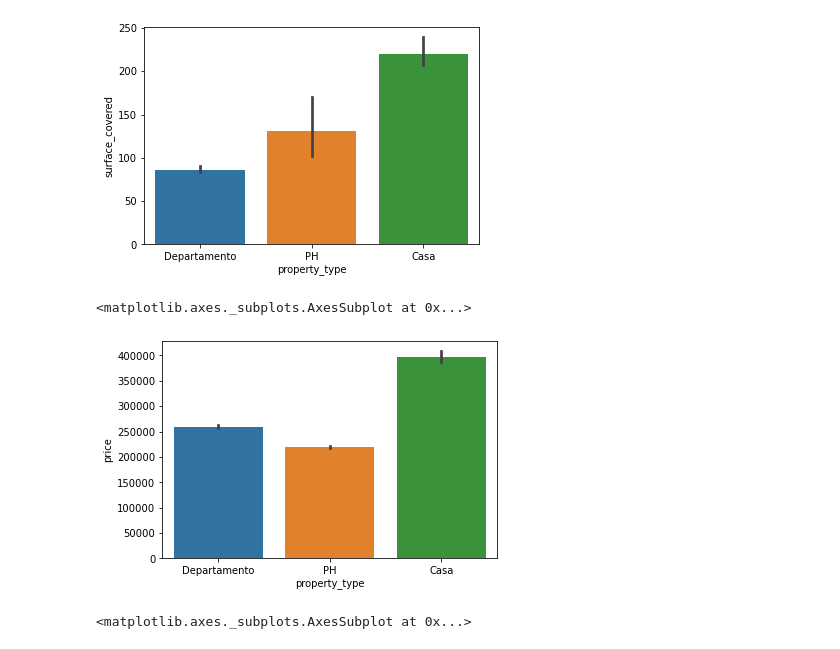
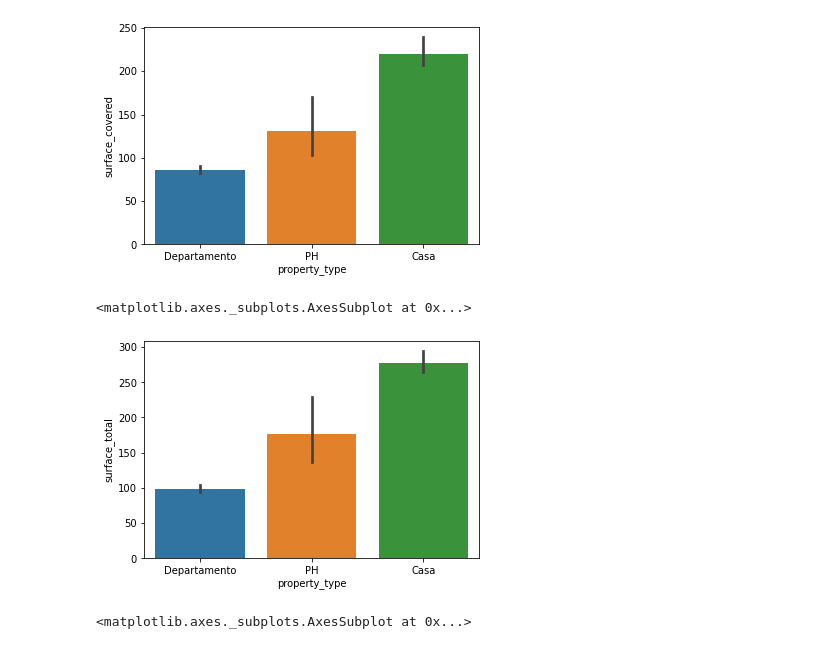
Before and after one commit to franpossetto/Acamica-DataScience-Sprint01, a Jupyter notebook: DS_Proyecto_01.ipynb, the cells around one changed output. Saved outputs shown, nothing was run; the diff lists cells and outputs as text; code cells hidden in the pictures.

```diff
--- a/DS_Proyecto_01.ipynb
+++ b/DS_Proyecto_01.ipynb
@@ -60,16 +60,28 @@ Vas a encontrar instrucciones para responder estas preguntas. Es importante acla
 # %% [markdown]
 0. Importa las librerías necesarias para trabajar en la consigna.
 # %%
-# 1. Importar liberias
+# 1.1 Importar liberias
 import numpy as np
 import pandas as pd
 import seaborn as sns
 import matplotlib.pyplot as plt
+
+# 1.2 Clase Helper
+class Helper:
+    @staticmethod
+    def open_csv(path):
+        return pd.read_csv(path)
+
+    @staticmethod
+    def graph_by_property_value(property_name, property_value, order_array, ax1,ax2):
+        a = sns.countplot(data = dataset[dataset.l2 == property_value],y=property_name, palette="Set3",ax=ax[ax1,ax2], order=order_array)
+        a.set_title(property_value)
 # %% [markdown]
 1. Carga el dataset usando las funcionalidades de Pandas. Imprimir cuántas filas y columnas tiene, y sus cinco primeras instancias.
 # %%
 # 2. Cargar dataset
-dataset = pd.read_csv("Datasets/DS_Proyecto_01_Datos_Properati.csv")
+path = "Datasets/DS_Proyecto_01_Datos_Properati.csv"
+dataset = Helper.open_csv(path)
 dataset.head(5)
 # %% [output]
 |  | start_date | end_date | created_on | lat | lon | l1 | l2 | l3 | rooms | bedrooms | ... |
@@ -188,19 +193,20 @@ Text(0.5, 1.0, 'Tipos de Propiedad en Bs.As. G.B.A. Zona Oeste')
 # %% [markdown]
 5. **Filtrando el Dataset:** A partir de los resultados del punto 3. y 4., selecciona las tres clases más abundantes de tipos de propiedad y la región con más propiedades publicadas. Crea un nuevo Data Frame con aquellas instancias que cumplen con esas condiciones e imprime su `shape`.
 # %%
-# COMPLETAR - AGREGAR TANTAS CELDAS COMO SEA NECESARIO
-
-#Condition 1:
-x = dataset.l2.value_counts().index[0]
-
-dataset2 = dataset[dataset["l2"] == x]
+# Seleccionar las tres clases de propiedad mas frecuentes.
 
 #Conditions:
-a = dataset2["property_type"].value_counts().index[0]
-b = dataset2["property_type"].value_counts().index[1]
-c = dataset2["property_type"].value_counts().index[2]
+dataset_region_mas_publicada = dataset[dataset["l2"]=="Capital Federal"]
 
-dataset_filtered = dataset2[(dataset2["property_type"] == a) | (dataset2["property_type"] == b)  | (dataset2["property_type"] == c)]
+a = dataset_region_mas_publicada["property_type"].value_counts().index[0]
+b = dataset_region_mas_publicada["property_type"].value_counts().index[1]
+c = dataset_region_mas_publicada["property_type"].value_counts().index[2]
+
+
+dataset_filtered = dataset_region_mas_publicada[(dataset_region_mas_publicada["property_type"] == a) |
+                                                (dataset_region_mas_publicada["property_type"] == b) |
+                                                (dataset_region_mas_publicada["property_type"] == c)
+                                               ]
 dataset_filtered.shape
 # %% [output]
 (91485, 19)
@@ -221,10 +226,10 @@ sns.barplot(data=dataset_filtered, x="property_type", y="surface_covered")
 <matplotlib.axes._subplots.AxesSubplot at 0x...>
 [figure]
 # %%
-sns.barplot(data=dataset_filtered, x="property_type", y="price")
+sns.barplot(data=dataset_filtered, x="property_type", y="surface_total")
 # %% [output]
 <matplotlib.axes._subplots.AxesSubplot at 0x...>
-[figure, old version]
+[figure, new version]
 # %%
 sns.barplot(data=dataset_filtered, x="property_type", y="price")
 # %% [output]
```
Also changed, not shown: parts of 9 cells of this notebook, 1 other file.
